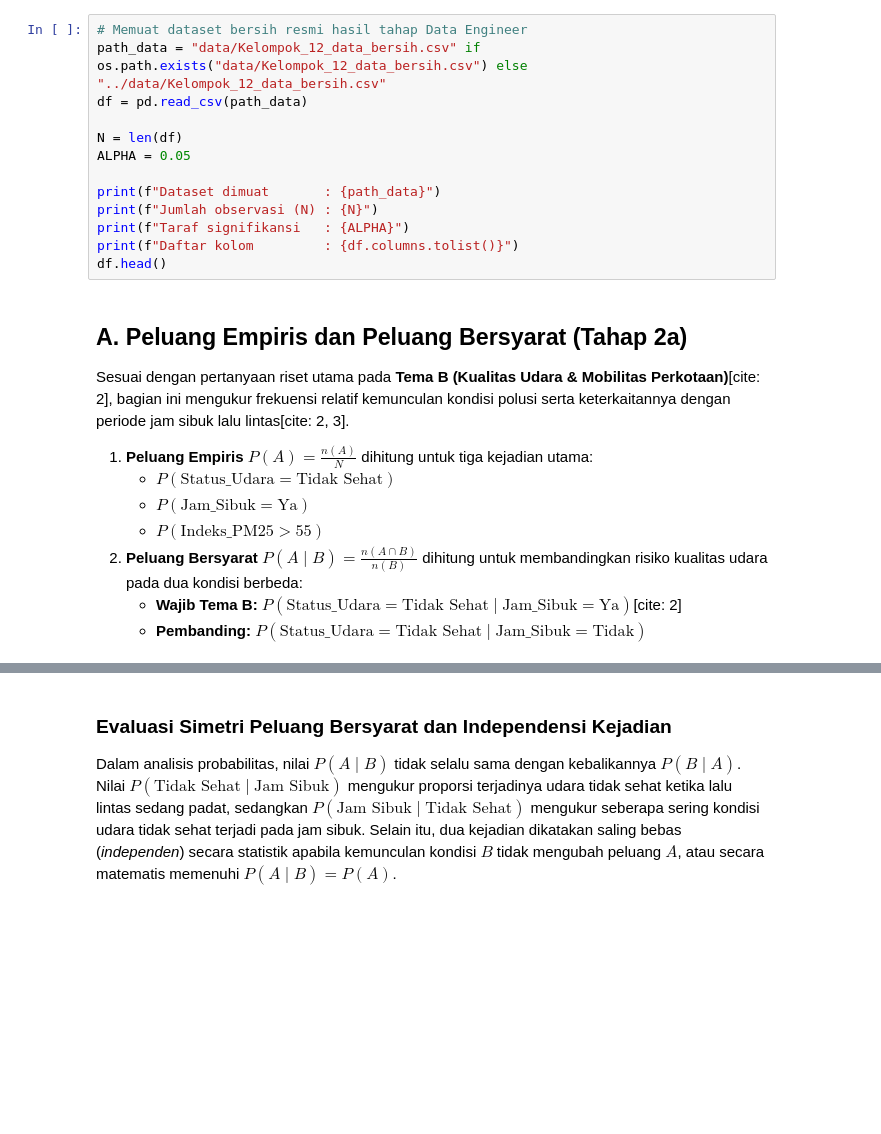
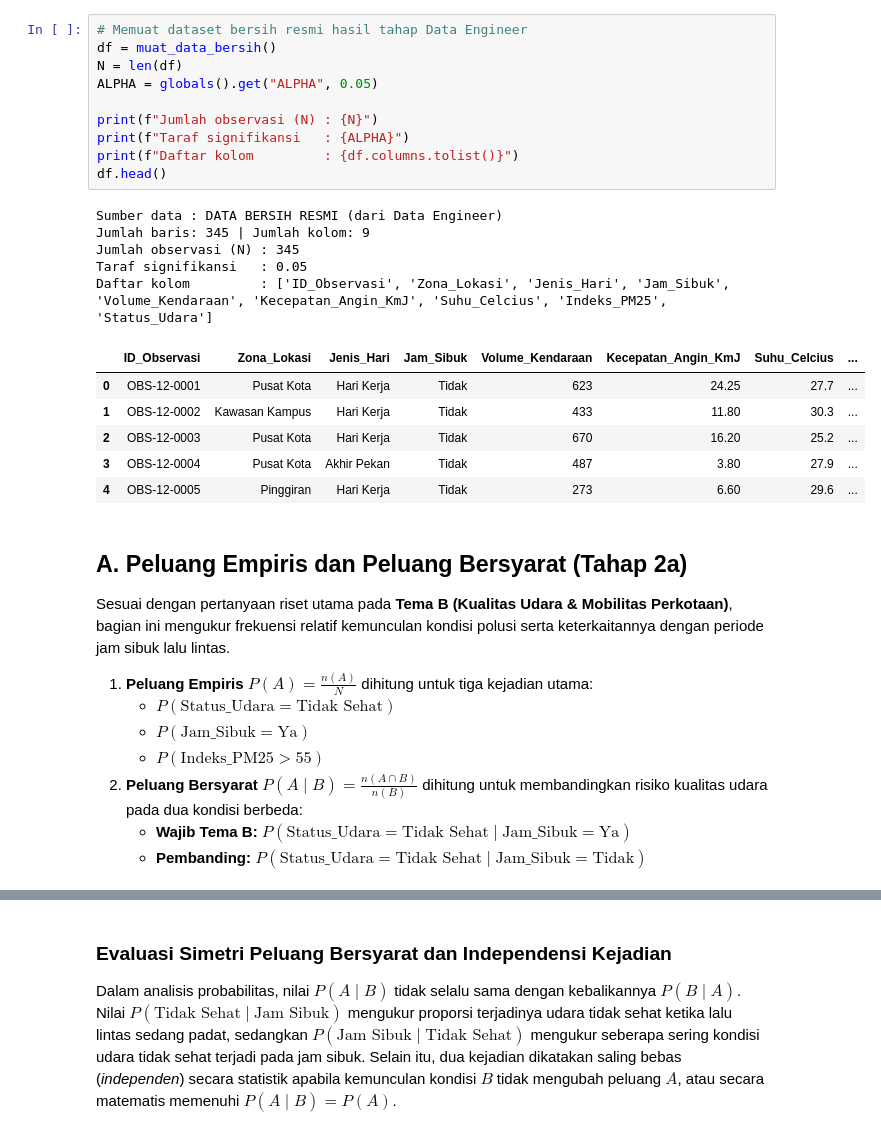
Before and after one commit to Tur-ai/udara-mobilitas-statsprob, a Jupyter notebook: notebooks/02a_Probability_Peluang_Distribusi.ipynb, the cells around one changed output, grey strips where cells are left out. Drawn from its saved outputs; the diff is of its cells as text; blank space fills up the shorter version.

```diff
--- a/notebooks/02a_Probability_Peluang_Distribusi.ipynb
+++ b/notebooks/02a_Probability_Peluang_Distribusi.ipynb
@@ -55,27 +58,36 @@ print("Setup selesai. Folder kerja:", os.getcwd())
 # %%
 # Memuat dataset bersih resmi hasil tahap Data Engineer
-path_data = "data/Kelompok_12_data_bersih.csv" if os.path.exists("data/Kelompok_12_data_bersih.csv") else "../data/Kelompok_12_data_bersih.csv"
-df = pd.read_csv(path_data)
+df = muat_data_bersih()
+N = len(df)
+ALPHA = globals().get("ALPHA", 0.05)
 
-N = len(df)
-ALPHA = 0.05
-
-print(f"Dataset dimuat       : {path_data}")
 print(f"Jumlah observasi (N) : {N}")
 print(f"Taraf signifikansi   : {ALPHA}")
 print(f"Daftar kolom         : {df.columns.tolist()}")
 df.head()
+# %% [output]
+Sumber data : DATA BERSIH RESMI (dari Data Engineer)
+Jumlah baris: 345 | Jumlah kolom: 9
+Jumlah observasi (N) : 345
+Taraf signifikansi   : 0.05
+Daftar kolom         : ['ID_Observasi', 'Zona_Lokasi', 'Jenis_Hari', 'Jam_Sibuk', 'Volume_Kendaraan', 'Kecepatan_Angin_KmJ', 'Suhu_Celcius', 'Indeks_PM25', 'Status_Udara']
+|  | ID_Observasi | Zona_Lokasi | Jenis_Hari | Jam_Sibuk | Volume_Kendaraan | Kecepatan_Angin_KmJ | Suhu_Celcius | ... |
+| 0 | OBS-12-0001 | Pusat Kota | Hari Kerja | Tidak | 623 | 24.25 | 27.7 | ... |
+| 1 | OBS-12-0002 | Kawasan Kampus | Hari Kerja | Tidak | 433 | 11.80 | 30.3 | ... |
+| 2 | OBS-12-0003 | Pusat Kota | Hari Kerja | Tidak | 670 | 16.20 | 25.2 | ... |
+| 3 | OBS-12-0004 | Pusat Kota | Akhir Pekan | Tidak | 487 | 3.80 | 27.9 | ... |
+| 4 | OBS-12-0005 | Pinggiran | Hari Kerja | Tidak | 273 | 6.60 | 29.6 | ... |
 # %% [markdown]
 ## A. Peluang Empiris dan Peluang Bersyarat (Tahap 2a)
 
-Sesuai dengan pertanyaan riset utama pada **Tema B (Kualitas Udara & Mobilitas Perkotaan)**[cite: 2], bagian ini mengukur frekuensi relatif kemunculan kondisi polusi serta keterkaitannya dengan periode jam sibuk lalu lintas[cite: 2, 3].
+Sesuai dengan pertanyaan riset utama pada **Tema B (Kualitas Udara & Mobilitas Perkotaan)**, bagian ini mengukur frekuensi relatif kemunculan kondisi polusi serta keterkaitannya dengan periode jam sibuk lalu lintas.
 
 1. **Peluang Empiris $P(A) = \frac{n(A)}{N}$** dihitung untuk tiga kejadian utama:
    * $P(\text{Status\_Udara} = \text{Tidak Sehat})$
    * $P(\text{Jam\_Sibuk} = \text{Ya})$
    * $P(\text{Indeks\_PM25} > 55)$
 2. **Peluang Bersyarat $P(A \mid B) = \frac{n(A \cap B)}{n(B)}$** dihitung untuk membandingkan risiko kualitas udara pada dua kondisi berbeda:
-   * **Wajib Tema B:** $P(\text{Status\_Udara} = \text{Tidak Sehat} \mid \text{Jam\_Sibuk} = \text{Ya})$[cite: 2]
+   * **Wajib Tema B:** $P(\text{Status\_Udara} = \text{Tidak Sehat} \mid \text{Jam\_Sibuk} = \text{Ya})$
    * **Pembanding:** $P(\text{Status\_Udara} = \text{Tidak Sehat} \mid \text{Jam\_Sibuk} = \text{Tidak})$
 # %%
 # Verifikasi label kategori unik pada dataset bersih
```
Also changed, not shown: parts of 20 cells of this notebook, 1 other file.
